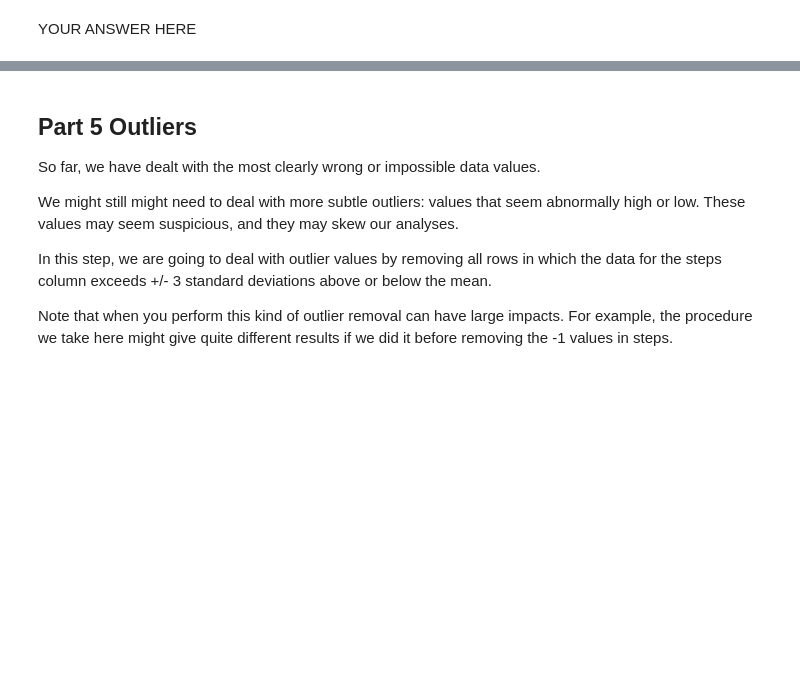
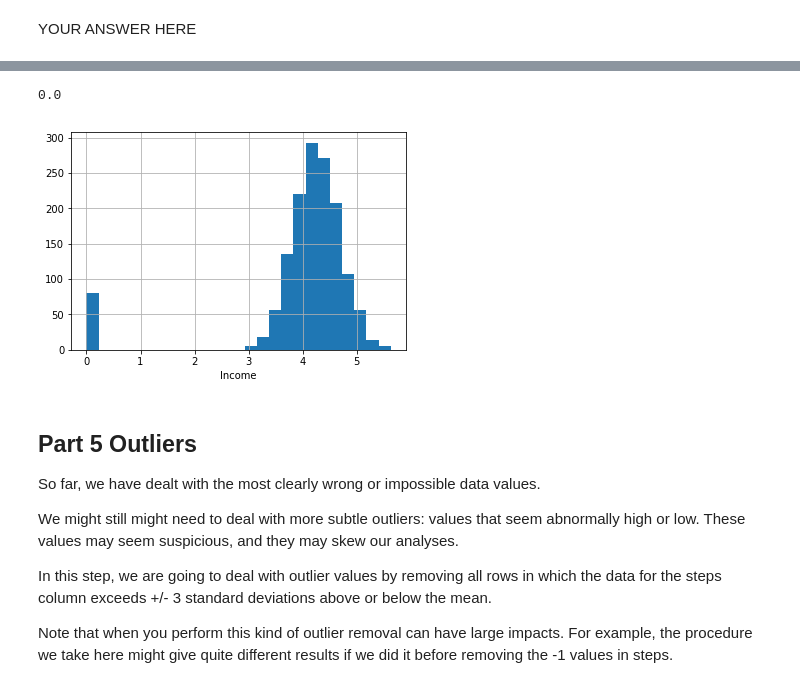
Before and after one commit to brn016/Assignments, a Jupyter notebook: A2/A2_N5293.ipynb, the cells around one changed output, grey strips where cells are left out. Drawn from its saved outputs; the diff is of its cells as text; code cells hidden in the pictures; blank space fills up the shorter version.

```diff
--- a/A2/A2_N5293.ipynb
+++ b/A2/A2_N5293.ipynb
@@ -354,7 +276,7 @@ assert(n_neg)
 # 4b) Remove all rows where steps is equal to -1
 
 # YOUR CODE HERE
-raise NotImplementedError()
+df = df[df['steps']!=-1]
 # %%
 # Tests for 4b
 
@@ -375,4 +297,4 @@ YOUR ANSWER HERE
 # 4c) For all rows in which income is equal to zero, recode income to be equal to 1
 
 # YOUR CODE HERE
-raise NotImplementedError()
+df.loc[df['income'] == 0, 'income'] = 1
@@ -384,7 +325,10 @@ assert sum(df['income'] == 0.) == 0
 # 4d) Transform income using a log10 transform
 
 # YOUR CODE HERE
-raise NotImplementedError()
+
+df['income'] = np.log10(df['income'])
+# %% [output]
+0.0
 # %%
 # Tests for 4d
 
@@ -393,10 +337,14 @@ assert np.isclose(max(df['income']), 5.62, 0.05)
 # %%
 # 4e) Replot the histogram for income data after the data transformation
 
 # YOUR CODE HERE
-raise NotImplementedError()
+df['income'].hist(bins=25)
+
+plt.xlabel('Income')
 
 f4 = plt.gcf()
+# %% [output]
+[figure, added]
 # %%
 # Tests for 4e
 
```
Also changed, not shown: parts of 11 cells of this notebook.
